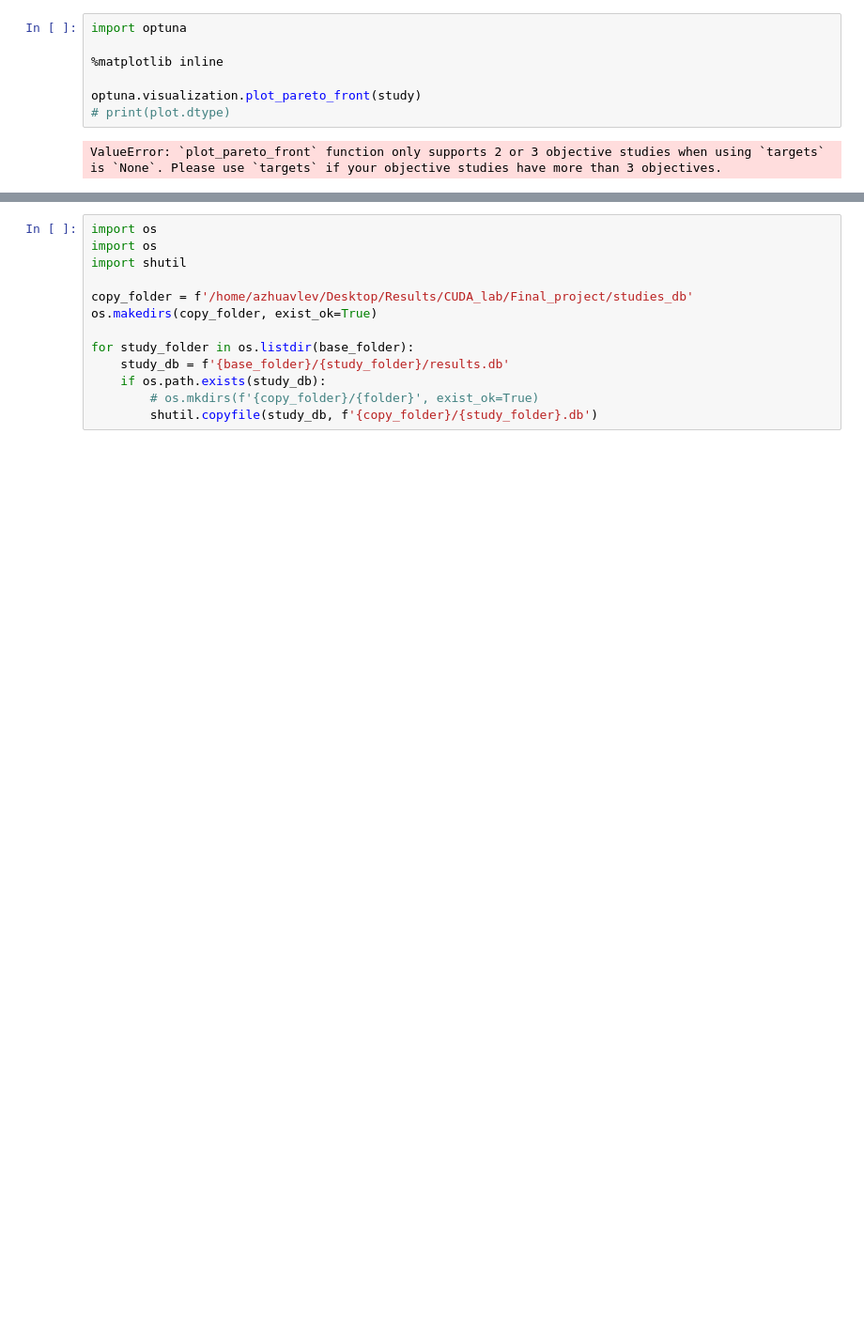
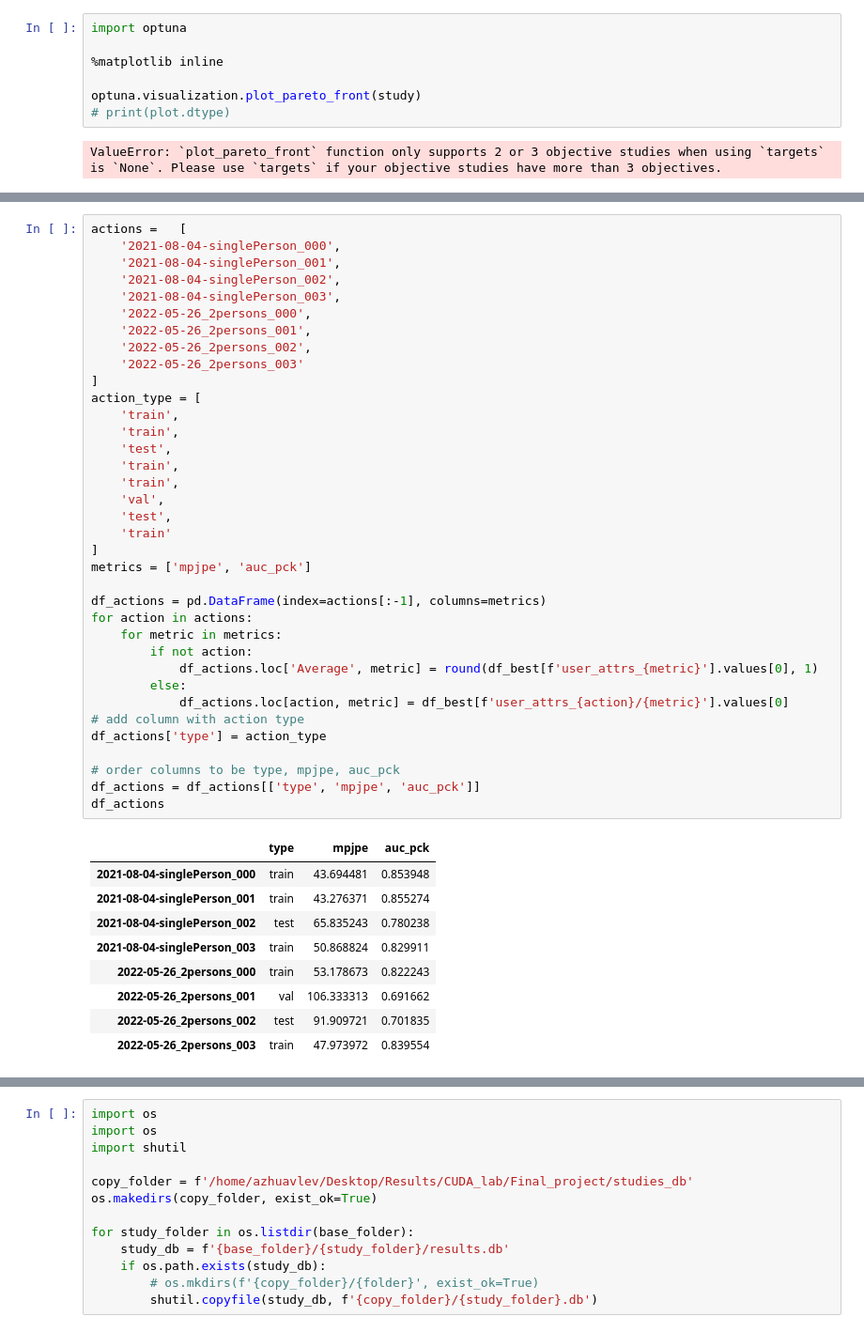
Before and after one commit to AlekseiZhuravlev/MotionMixerConv, a Jupyter notebook: conv_mixer/optuna_visualization.ipynb, the cells around one changed output, grey strips where cells are left out. Shown: that part at 94% size. Saved outputs shown, nothing was run; the diff lists cells and outputs as text; blank space fills up the shorter version.

```diff
--- a/conv_mixer/optuna_visualization.ipynb
+++ b/conv_mixer/optuna_visualization.ipynb
@@ -160,3 +143,49 @@ df_actions
+# %%
+actions =   [
+    '2021-08-04-singlePerson_000',
+    '2021-08-04-singlePerson_001',
+    '2021-08-04-singlePerson_002',
+    '2021-08-04-singlePerson_003',
+    '2022-05-26_2persons_000',
+    '2022-05-26_2persons_001',
+    '2022-05-26_2persons_002',
+    '2022-05-26_2persons_003'
+]
+action_type = [
+    'train',
+    'train',
+    'test',
+    'train',
+    'train',
+    'val',
+    'test',
+    'train'
+]
+metrics = ['mpjpe', 'auc_pck']
+
+df_actions = pd.DataFrame(index=actions[:-1], columns=metrics)
+for action in actions:
+    for metric in metrics:
+        if not action:
+            df_actions.loc['Average', metric] = round(df_best[f'user_attrs_{metric}'].values[0], 1)
+        else:
+            df_actions.loc[action, metric] = df_best[f'user_attrs_{action}/{metric}'].values[0]
+# add column with action type
+df_actions['type'] = action_type
+
+# order columns to be type, mpjpe, auc_pck
+df_actions = df_actions[['type', 'mpjpe', 'auc_pck']]
+df_actions
+# %% [output]
+|  | type | mpjpe | auc_pck |
+| 2021-08-04-singlePerson_000 | train | 43.694481 | 0.853948 |
+| 2021-08-04-singlePerson_001 | train | 43.276371 | 0.855274 |
+| 2021-08-04-singlePerson_002 | test | 65.835243 | 0.780238 |
+| 2021-08-04-singlePerson_003 | train | 50.868824 | 0.829911 |
+| 2022-05-26_2persons_000 | train | 53.178673 | 0.822243 |
+| 2022-05-26_2persons_001 | val | 106.333313 | 0.691662 |
+| 2022-05-26_2persons_002 | test | 91.909721 | 0.701835 |
+| 2022-05-26_2persons_003 | train | 47.973972 | 0.839554 |
 # %%
 print(df_actions.to_latex())
 # %% [output]
```
Also changed, not shown: parts of 12 cells of this notebook, 3 other files.
